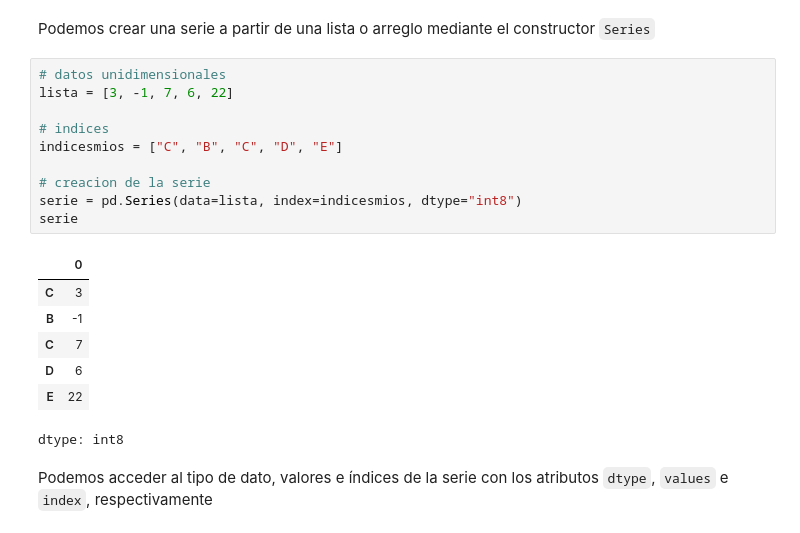
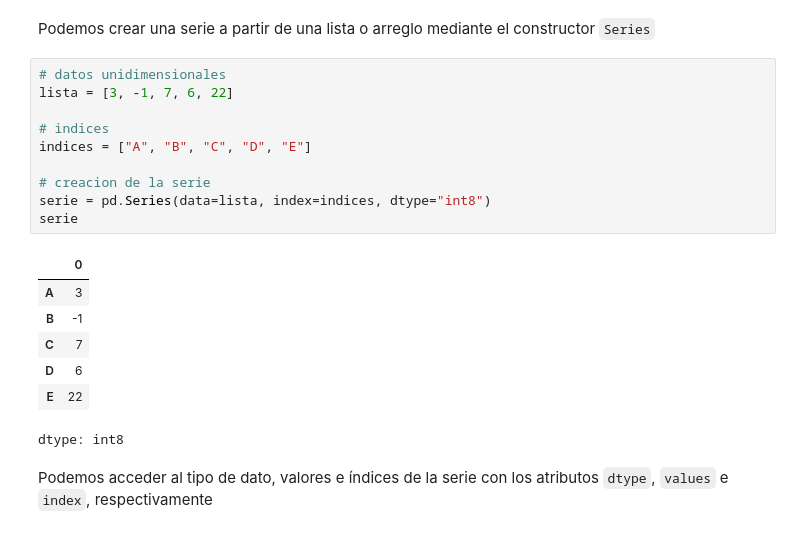
Before and after one commit to anferivera/Fundamentos_de_computacion, a Jupyter notebook: 14_pandas.ipynb, the cells around one changed output. Cells and saved outputs as stored; diff of their text form.

```diff
--- a/14_pandas.ipynb
+++ b/14_pandas.ipynb
@@ -115,16 +115,16 @@ Podemos crear una serie a partir de una lista o arreglo mediante el constructor
 # %%
 # datos unidimensionales
 lista = [3, -1, 7, 6, 22]
 
 # indices
-indicesmios = ["C", "B", "C", "D", "E"]
+indices = ["A", "B", "C", "D", "E"]
 
 # creacion de la serie
-serie = pd.Series(data=lista, index=indicesmios, dtype="int8")
+serie = pd.Series(data=lista, index=indices, dtype="int8")
 serie
 # %% [output]
 |  | 0 |
-| C | 3 |
+| A | 3 |
 | B | -1 |
 | C | 7 |
 | D | 6 |
```
Also changed, not shown: parts of 47 cells of this notebook.
